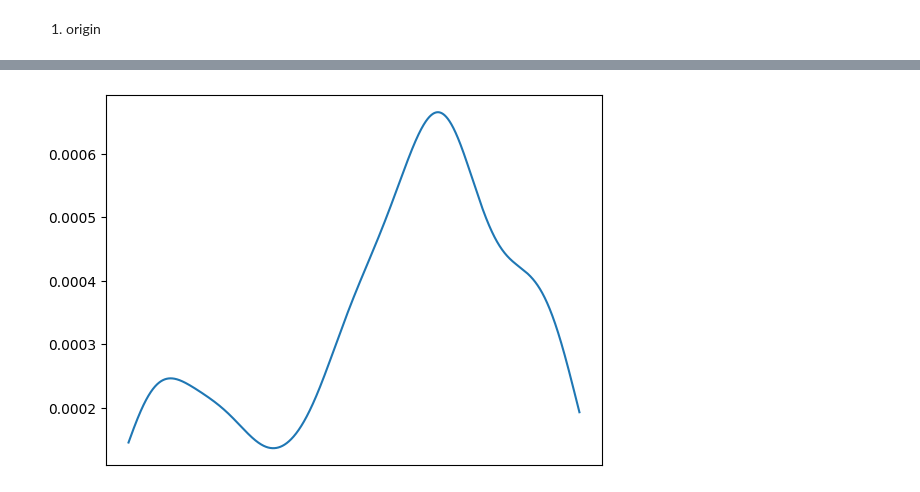
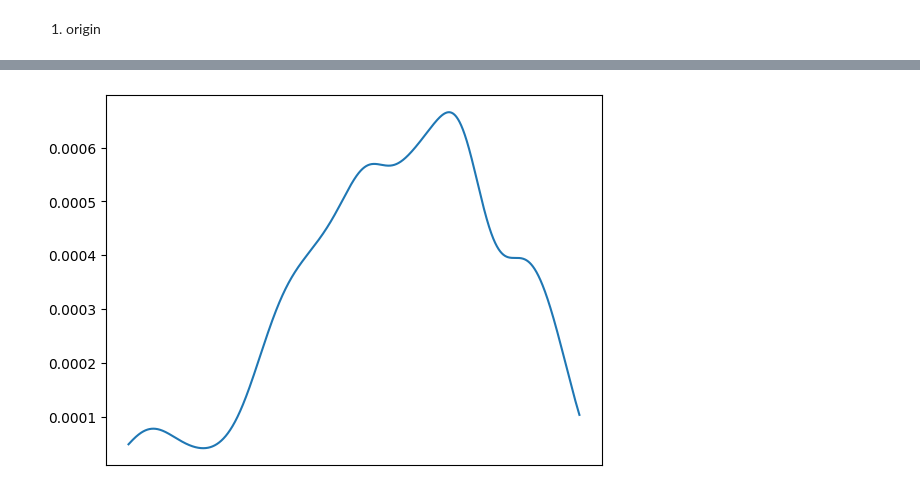
Before and after one commit to yiyansun/msc_dissertation_casa, a Jupyter notebook: datacleaning.ipynb, the cells around one changed output, grey strips where cells are left out. Saved outputs shown, nothing was run; the diff lists cells and outputs as text; code cells hidden in the pictures.

```diff
--- a/datacleaning.ipynb
+++ b/datacleaning.ipynb
@@ -176,8 +268,8 @@ MSOA_origin_PDFs.to_csv('output/MSOA_origin_PDFs.csv')
 # %%
 #read the MSOA_origin_PDFs.csv from file
-MSOA_origin_PDFs_raw = pd.read_csv('output/MSOA_origin_PDFs.csv', index_col=0)
+MSOA_origin_PDFs_inverse_raw = pd.read_csv('output/MSOA_origin_PDFs_inverse_weekend.csv', index_col=0)
 # %%
 # normalize each row in the MSOA_origin_PDFs
-MSOA_origin_PDFs = MSOA_origin_PDFs_raw.div(MSOA_origin_PDFs.sum(axis=1), axis=0)
+MSOA_origin_PDFs_inverse = MSOA_origin_PDFs_inverse_raw.div(MSOA_origin_PDFs_inverse_raw.sum(axis=1), axis=0)
 # %%
 # calculate the sum of first row in the MSOA_origin_PDFs
@@ -189,9 +281,8 @@ print(MSOA_origin_PDFs.iloc[1].sum())
 # %%
-# plot E02000977 in MSOA_origin_PDFs
-plt.plot(MSOA_origin_PDFs.loc['E02000977'])
+# plot E02000977 in MSOA_origin_PDFs_inverse
+plt.plot(MSOA_origin_PDFs_inverse.loc['E02000977'])
 # hide the x-axis and its label
 plt.xticks([])
-
 plt.show()
 # %% [output]
-[figure, old version]
+[figure, new version]
```
Also changed, not shown: parts of 28 cells of this notebook.
